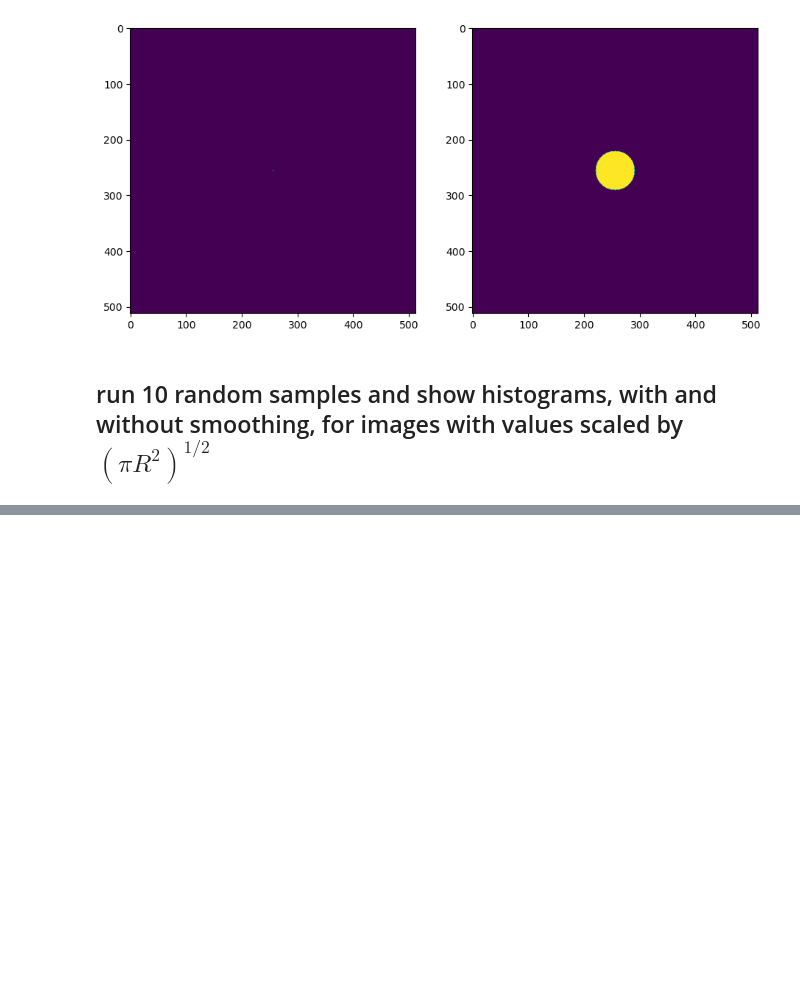
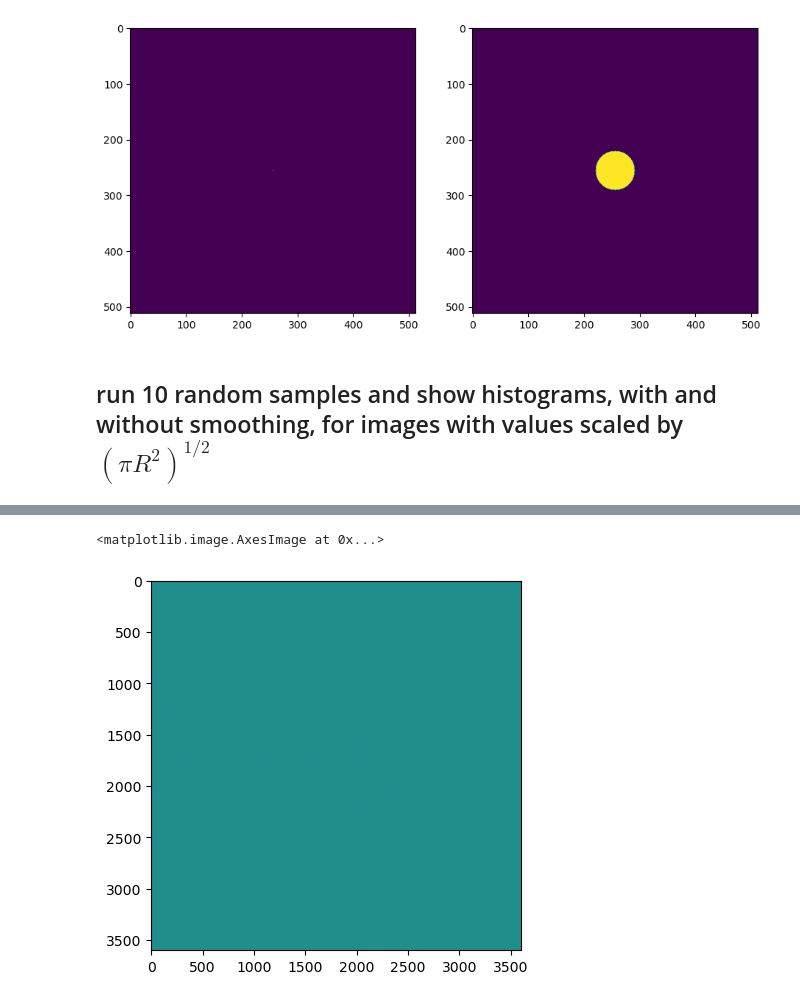
Before and after one commit to marcelo-alvarez/realspk, a Jupyter notebook: real.ipynb, the cells around one changed output, grey strips where cells are left out. Saved outputs shown, nothing was run; the diff lists cells and outputs as text; code cells hidden in the pictures; blank space fills up the shorter version.

```diff
--- a/real.ipynb
+++ b/real.ipynb
@@ -1,6 +1,14 @@
 # %%
 import numpy as np
 import matplotlib.pyplot as plt
+
+nside=4096
+pixang  = 1  # arcmin
+pixang /= 60 # deg
+fov = 60 # deg
+Rsmin_arcmin = 1
+Rsmax_arcmin = 60
+nRs = 10
 # %% [markdown]
 ## convolution
 # %%
@@ -90,0 +99,6 @@ allsamples(4096)
+# %%
+datapath = '/global/cfs/cdirs/mp107d/exgal/users/malvarez/websky/cita/'
+import healpy as hp
+import os
+filter_healpix_maps = False
+if not os.path.isfile(datapath+'tl_full.fits'): filter_healpix_maps = True
@@ -90,0 +163,13 @@ allsamples(4096)
+# %%
+N = fov // pixang
+ra=[-fov/2,fov/2]
+tpl = hp.cartview(tpl_hpass,return_projected_map=True,xsize=N,ysize=N,lonra=ra,latra=ra) ; plt.close()
+tpul = hp.cartview(tpul_hpass,return_projected_map=True,xsize=N,ysize=N,lonra=ra,latra=ra); plt.close()
+tl = hp.cartview(tl_hpass,return_projected_map=True,xsize=N,ysize=N,lonra=ra,latra=ra) ; plt.close()
+tul = hp.cartview(tul_hpass,return_projected_map=True,xsize=N,ysize=N,lonra=ra,latra=ra) ; plt.close()
+pksz = hp.cartview(pksz_hpass,return_projected_map=True,xsize=N,ysize=N,lonra=ra,latra=ra); plt.close()
+# %%
+plt.imshow(pksz)
+# %% [output]
+<matplotlib.image.AxesImage at 0x...>
+[figure, added]
```
Also changed, not shown: parts of 12 cells of this notebook.
